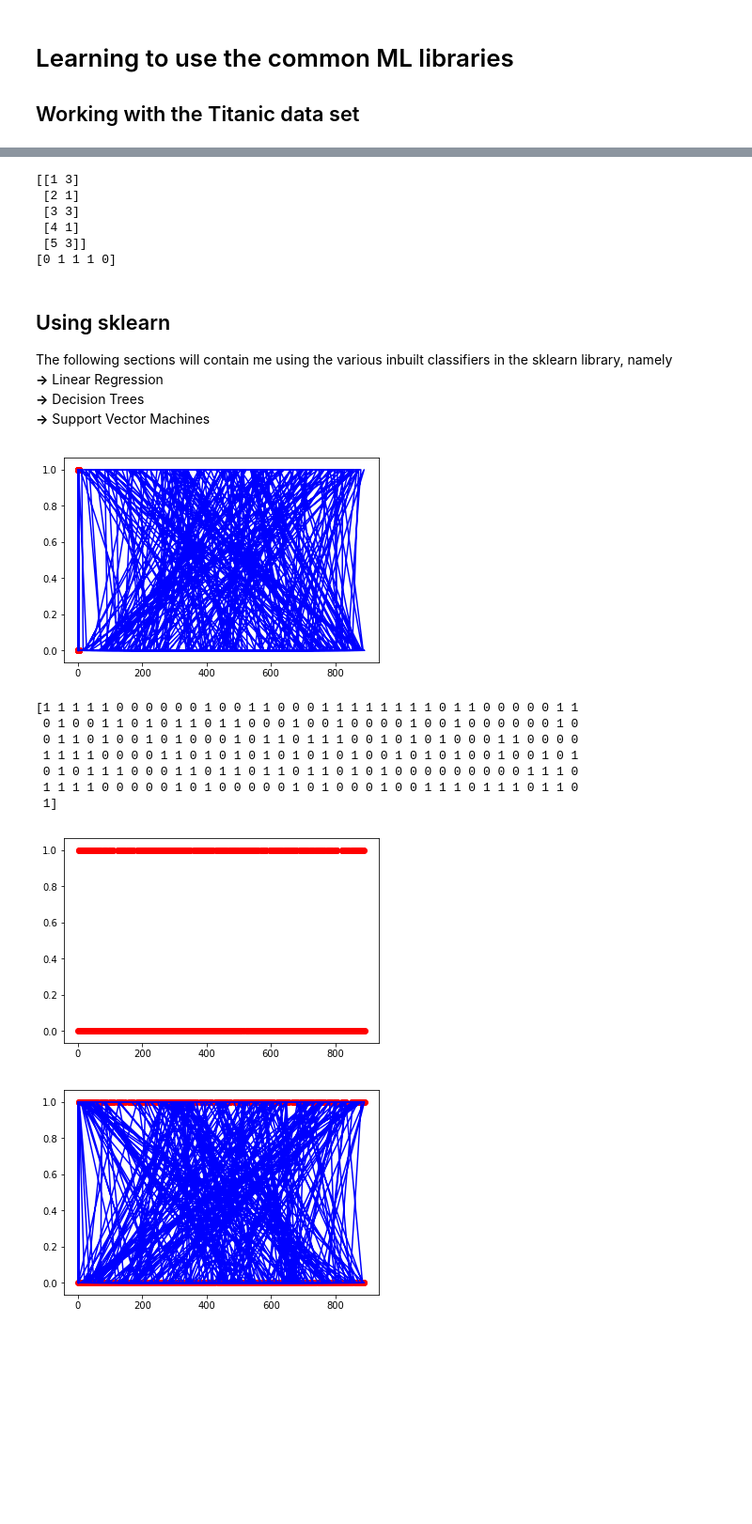
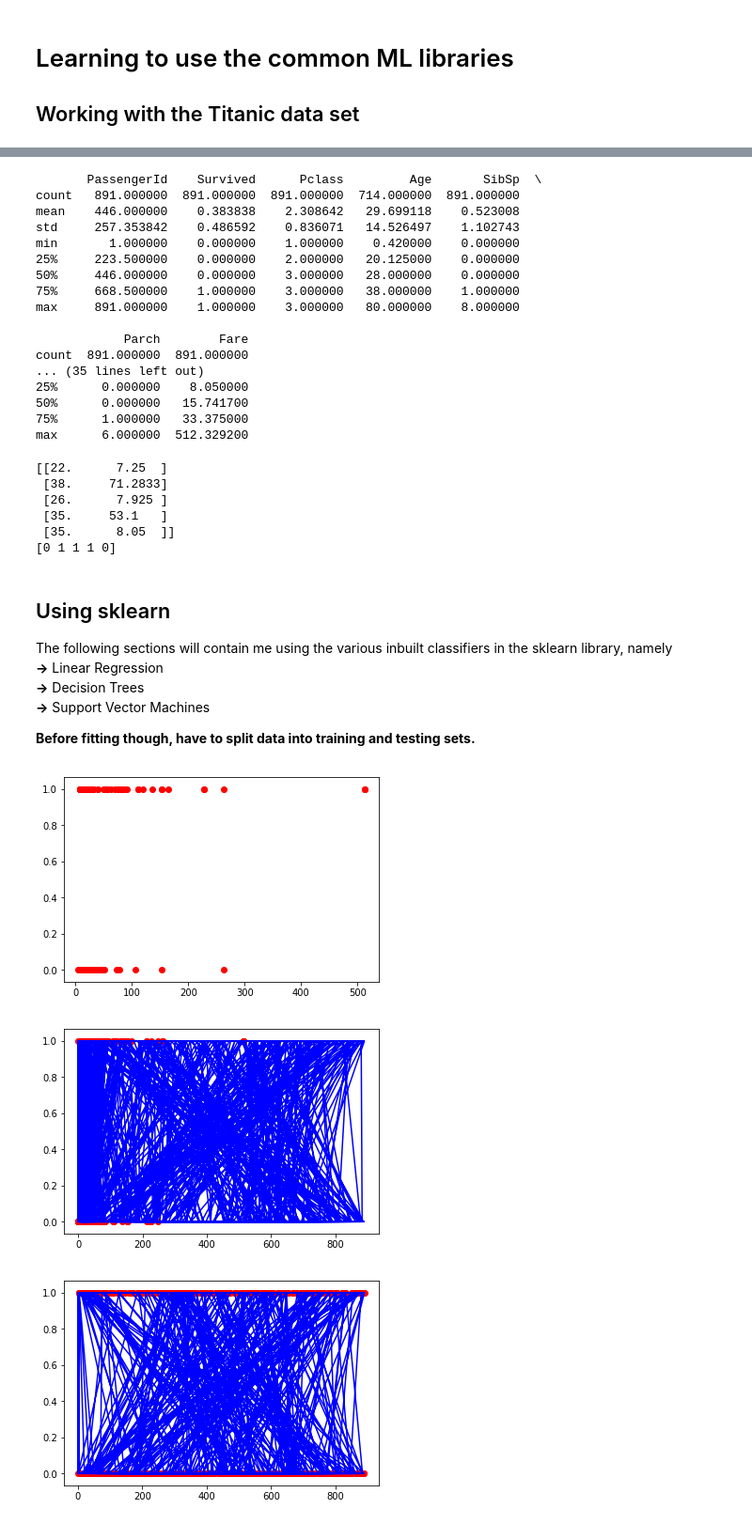
Before and after one commit to sprince0031/100-Days-Of-ML, a Jupyter notebook: Practice-0/Practice-0.ipynb, the cells around one changed output, grey strips where cells are left out. Shown at 94% size. Drawn from its saved outputs; the diff is of its cells as text; code cells hidden in the pictures; blank space fills up the shorter version.

```diff
--- a/Practice-0/Practice-0.ipynb
+++ b/Practice-0/Practice-0.ipynb
@@ -20,20 +20,47 @@ display(data.head())
 | 2 | 3 | 1 | 3 | Heikkinen, Miss. Laina | female | 26.0 | 0 | 0 | STON/O2. 3101282 | 7.9250 | ... |
 | 3 | 4 | 1 | 1 | Futrelle, Mrs. Jacques Heath (Lil... | female | 35.0 | 1 | 0 | 113803 | 53.1000 | ... |
 | 4 | 5 | 0 | 3 | Allen, Mr. William Henry | male | 35.0 | 0 | 0 | 373450 | 8.0500 | ... |
+# %%
+# cleaning up the data to remove missing(NaN) data
+
+print(data.describe())
+print(data.isnull().sum())
+
+#final cleaned dataset
+cleanedData = data.dropna(inplace=False, subset=["Age"])
+print(cleanedData.describe())
+# %% [output]
+       PassengerId    Survived      Pclass         Age       SibSp  \
+count   891.000000  891.000000  891.000000  714.000000  891.000000
+mean    446.000000    0.383838    2.308642   29.699118    0.523008
+std     257.353842    0.486592    0.836071   14.526497    1.102743
+min       1.000000    0.000000    1.000000    0.420000    0.000000
+25%     223.500000    0.000000    2.000000   20.125000    0.000000
+50%     446.000000    0.000000    3.000000   28.000000    0.000000
+75%     668.500000    1.000000    3.000000   38.000000    1.000000
+max     891.000000    1.000000    3.000000   80.000000    8.000000
+
+            Parch        Fare
+count  891.000000  891.000000
+... (35 lines left out)
+25%      0.000000    8.050000
+50%      0.000000   15.741700
+75%      1.000000   33.375000
+max      6.000000  512.329200
 # %%
 # Converting the imported data into NumPy arrays
 
 # X = np.array(data[["PassengerId", "Name"]])
-X = np.array(data[["PassengerId", "Pclass"]])
-y = np.array(data["Survived"])
+X = np.array(cleanedData[["Age", "Fare"]])
+y = np.array(cleanedData["Survived"])
 
 print(X[:5]);print(y[:5])
 # %% [output]
-[[1 3]
- [2 1]
- [3 3]
- [4 1]
- [5 3]]
+[[22.      7.25  ]
+ [38.     71.2833]
+ [26.      7.925 ]
+ [35.     53.1   ]
+ [35.      8.05  ]]
 [0 1 1 1 0]
 # %% [markdown]
 ## Using sklearn
@@ -42,3 +69,5 @@ The following sections will contain me using the various inbuilt classifiers in
 <b>-></b> Linear Regression<br>
 <b>-></b> Decision Trees<br>
 <b>-></b> Support Vector Machines
+
+<b> Before fitting though, have to split data into training and testing sets.</b>
@@ -46,40 +81,31 @@ The following sections will contain me using the various inbuilt classifiers in
 # Linear regression
 
 from sklearn.linear_model import LogisticRegression
-from sklearn.model_selection import train_test_split
+
 classifier = LogisticRegression()
-
-X_train, X_test, y_train, y_test = train_test_split(X, y, test_size=0.25)
-
 classifier.fit(X_train, y_train)
 
 prediction = classifier.predict(X_test)
-plt.scatter(X_test[:, 1:2], y_test, color='red')
-plt.plot(X_train, classifier.predict(X_train), color='blue')
+plt.scatter(X_test[:,0], y_test, color='red')
+# plt.plot(X_train, classifier.predict(X_train), color='blue')
 plt.show()
 # %% [output]
-[figure, old version]
+[figure, new version]
 # %%
 # Decision trees
 
 from sklearn.tree import DecisionTreeClassifier
 classifier = DecisionTreeClassifier()
 
 classifier.fit(X_train, y_train)
+predictionDT = classifier.predict(X_train)
 
 prediction = classifier.predict(X_test)
-plt.scatter(X_train[:,0], y_train, color='red')
-# plt.plot(X_train[:,0], classifier.predict(X_train), color='blue')
+plt.scatter(X_train[:,2], y_train, color='red')
+plt.plot(X_train, predictionDT, color='blue')
 plt.show()
 # %% [output]
-[1 1 1 1 1 0 0 0 0 0 0 1 0 0 1 1 0 0 0 1 1 1 1 1 1 1 1 0 1 1 0 0 0 0 0 1 1
- 0 1 0 0 1 1 0 1 0 1 1 0 1 1 0 0 0 1 0 0 1 0 0 0 0 1 0 0 1 0 0 0 0 0 0 1 0
- 0 1 1 0 1 0 0 1 0 1 0 0 0 1 0 1 1 0 1 1 1 0 0 1 0 1 0 1 0 0 0 1 1 0 0 0 0
- 1 1 1 1 0 0 0 0 1 1 0 1 0 1 0 1 0 1 0 1 0 1 0 0 1 0 1 0 1 0 0 1 0 0 1 0 1
- 0 1 0 1 1 1 0 0 0 1 1 0 1 1 0 1 1 0 1 1 0 1 0 1 0 0 0 0 0 0 0 0 0 1 1 1 0
- 1 1 1 1 0 0 0 0 0 1 0 1 0 0 0 0 0 1 0 1 0 0 0 1 0 0 1 1 1 0 1 1 1 0 1 1 0
- 1]
-[figure, old version]
+[figure, new version]
 # %%
 # Support Vector Machines
 
```
Also changed, not shown: parts of 1 cell of this notebook, 1 other file.
